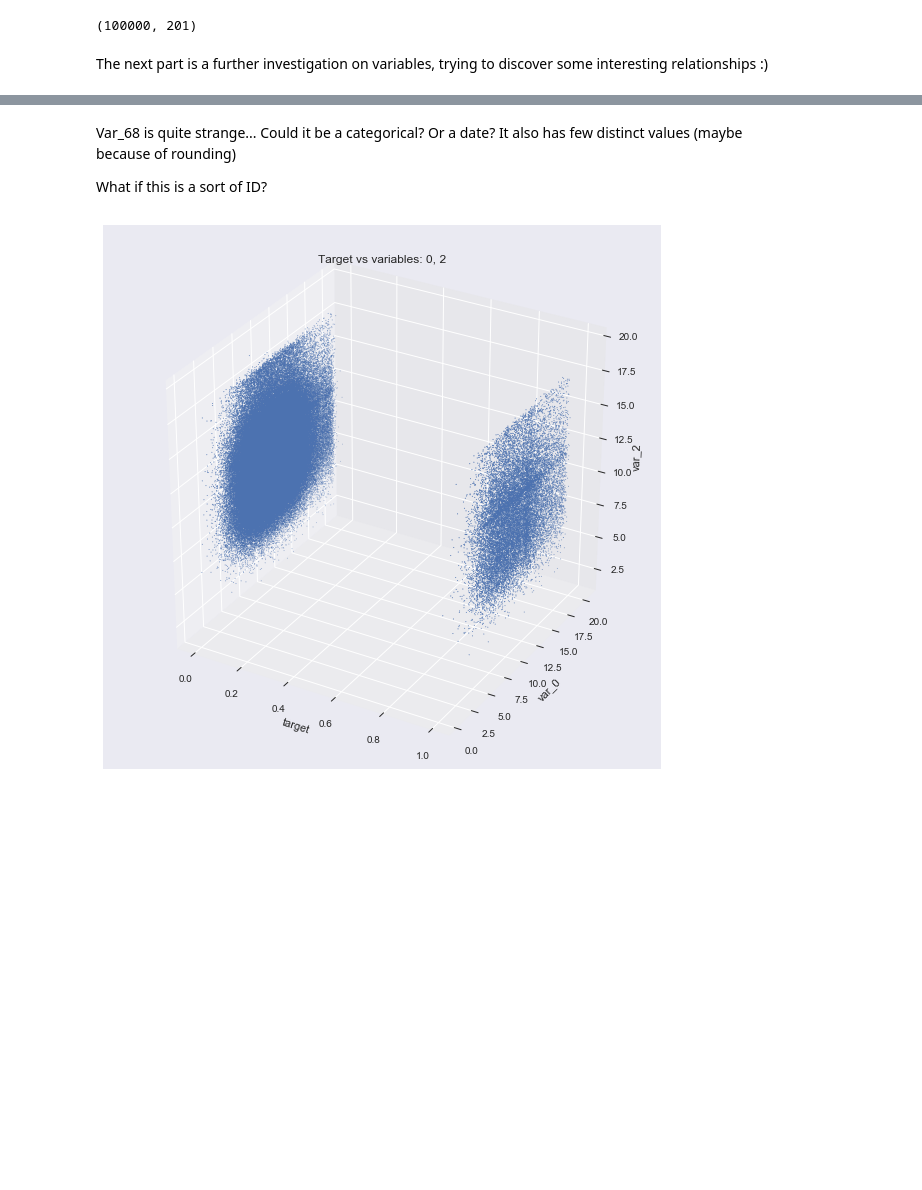
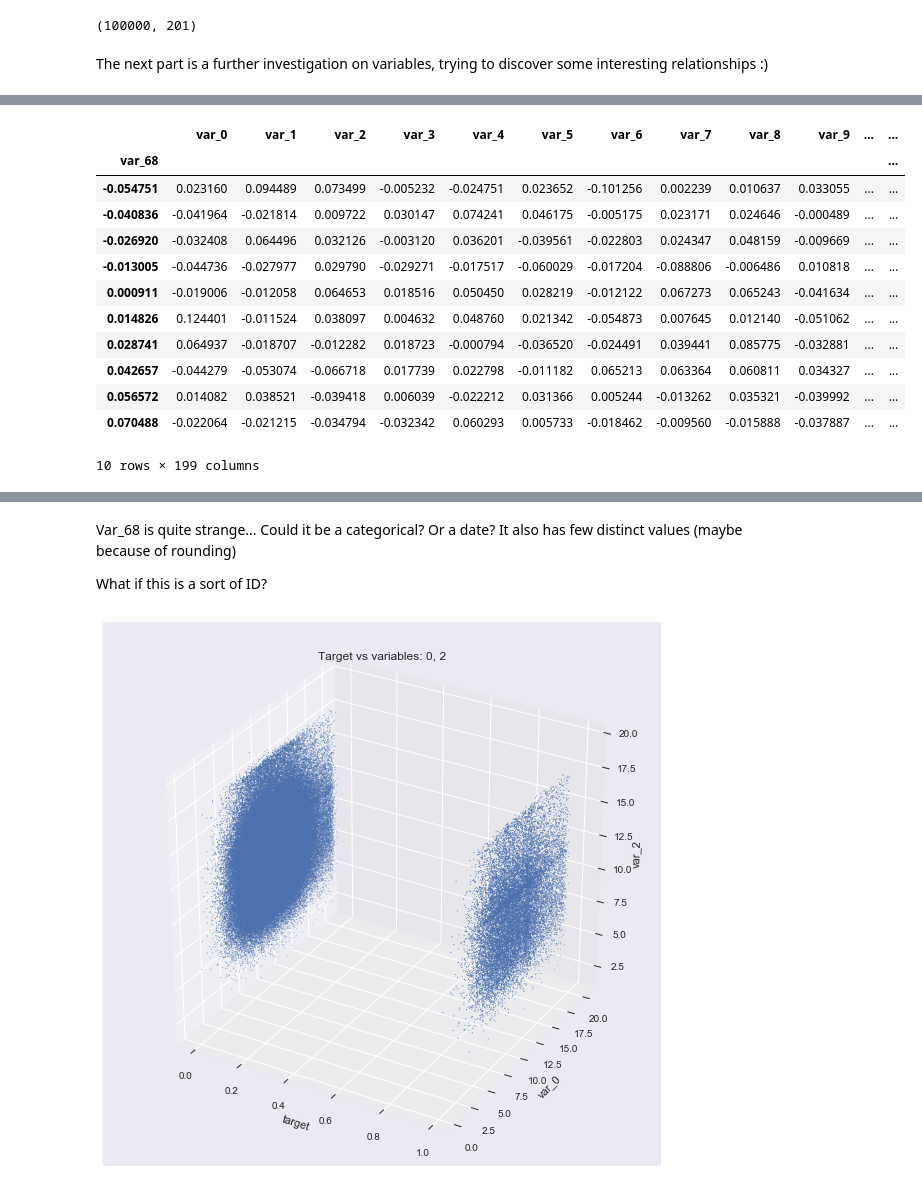
Before and after one commit to FedericoRaimondi/myProjects, a Jupyter notebook: Santander_Customer_Transaction_Prediction/Exploratory_Data_Analysis/Data Exploration.ipynb, the cells around one changed output, grey strips where cells are left out. Drawn from its saved outputs; the diff is of its cells as text; code cells hidden in the pictures; blank space fills up the shorter version.

```diff
--- a/Santander_Customer_Transaction_Prediction/Exploratory_Data_Analysis/Data Exploration.ipynb
+++ b/Santander_Customer_Transaction_Prediction/Exploratory_Data_Analysis/Data Exploration.ipynb
@@ -311,0 +343,16 @@ df_train[df_train['target']<1]['var_68'].plot.hist(bins=200)
+# %%
+test.iloc[200:210]
+# %% [output]
+|  | var_0 | var_1 | var_2 | var_3 | var_4 | var_5 | var_6 | var_7 | var_8 | var_9 | ... | ... |
+| var_68 |  |  |  |  |  |  |  |  |  |  |  | ... |
+| -0.054751 | 0.023160 | 0.094489 | 0.073499 | -0.005232 | -0.024751 | 0.023652 | -0.101256 | 0.002239 | 0.010637 | 0.033055 | ... | ... |
+| -0.040836 | -0.041964 | -0.021814 | 0.009722 | 0.030147 | 0.074241 | 0.046175 | -0.005175 | 0.023171 | 0.024646 | -0.000489 | ... | ... |
+| -0.026920 | -0.032408 | 0.064496 | 0.032126 | -0.003120 | 0.036201 | -0.039561 | -0.022803 | 0.024347 | 0.048159 | -0.009669 | ... | ... |
+| -0.013005 | -0.044736 | -0.027977 | 0.029790 | -0.029271 | -0.017517 | -0.060029 | -0.017204 | -0.088806 | -0.006486 | 0.010818 | ... | ... |
+| 0.000911 | -0.019006 | -0.012058 | 0.064653 | 0.018516 | 0.050450 | 0.028219 | -0.012122 | 0.067273 | 0.065243 | -0.041634 | ... | ... |
+| 0.014826 | 0.124401 | -0.011524 | 0.038097 | 0.004632 | 0.048760 | 0.021342 | -0.054873 | 0.007645 | 0.012140 | -0.051062 | ... | ... |
+| 0.028741 | 0.064937 | -0.018707 | -0.012282 | 0.018723 | -0.000794 | -0.036520 | -0.024491 | 0.039441 | 0.085775 | -0.032881 | ... | ... |
+| 0.042657 | -0.044279 | -0.053074 | -0.066718 | 0.017739 | 0.022798 | -0.011182 | 0.065213 | 0.063364 | 0.060811 | 0.034327 | ... | ... |
+| 0.056572 | 0.014082 | 0.038521 | -0.039418 | 0.006039 | -0.022212 | 0.031366 | 0.005244 | -0.013262 | 0.035321 | -0.039992 | ... | ... |
+| 0.070488 | -0.022064 | -0.021215 | -0.034794 | -0.032342 | 0.060293 | 0.005733 | -0.018462 | -0.009560 | -0.015888 | -0.037887 | ... | ... |
+10 rows × 199 columns
```
Also changed, not shown: parts of 12 cells of this notebook.
